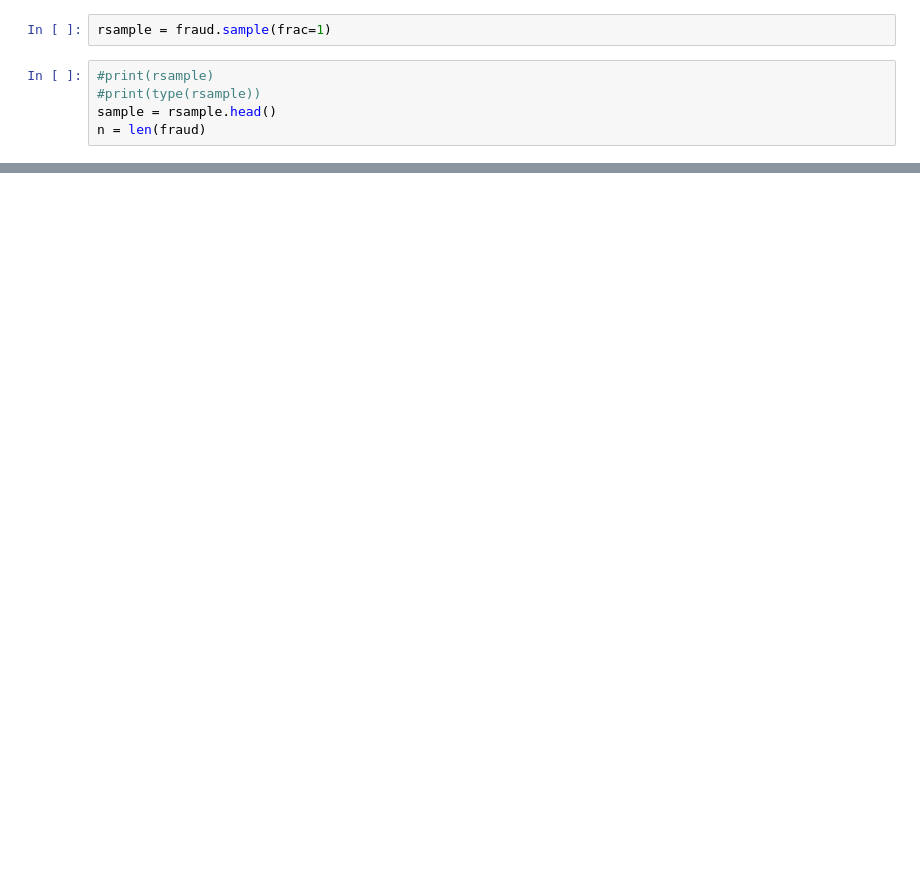
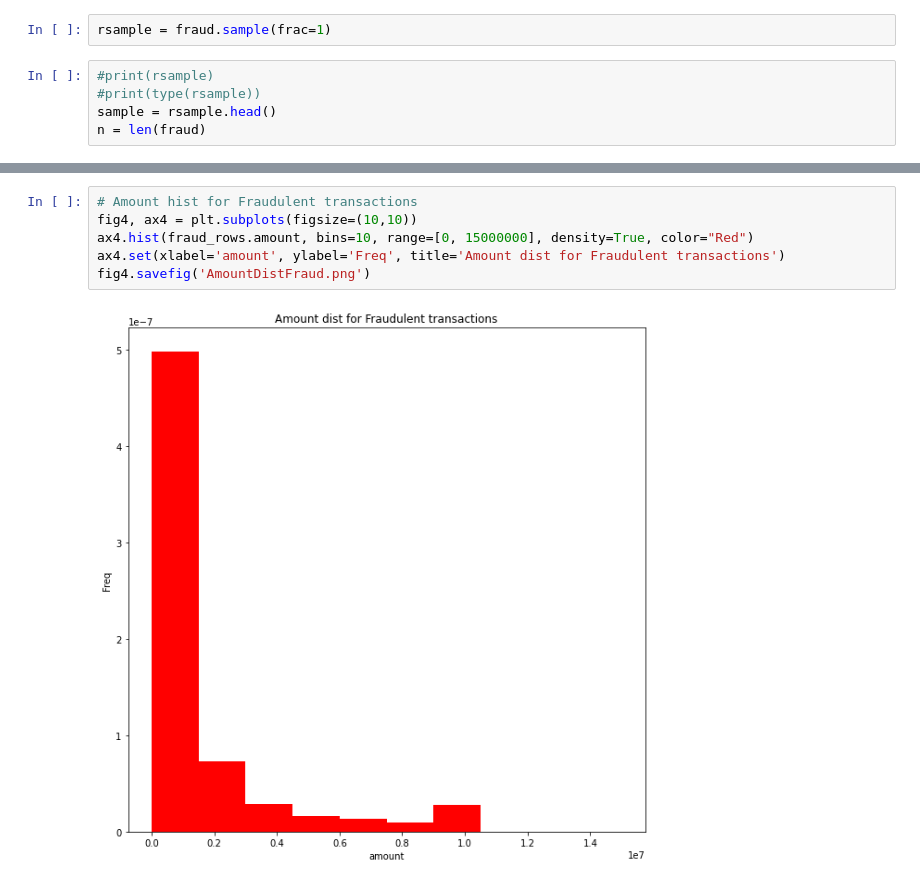
Before and after one commit to mrevanishere/fraud-analysis, a Jupyter notebook: py/analysis.ipynb, the cells around one changed output, grey strips where cells are left out. Drawn from its saved outputs; the diff is of its cells as text; blank space fills up the shorter version.

```diff
--- a/py/analysis.ipynb
+++ b/py/analysis.ipynb
@@ -56,0 +122,8 @@ Length:  6362620
+# %%
+# Amount hist for Fraudulent transactions
+fig4, ax4 = plt.subplots(figsize=(10,10))
+ax4.hist(fraud_rows.amount, bins=10, range=[0, 15000000], density=True, color="Red")
+ax4.set(xlabel='amount', ylabel='Freq', title='Amount dist for Fraudulent transactions')
+fig4.savefig('AmountDistFraud.png')
+# %% [output]
+[figure, added]
```
Also changed, not shown: parts of 41 cells of this notebook, 10 other files.
